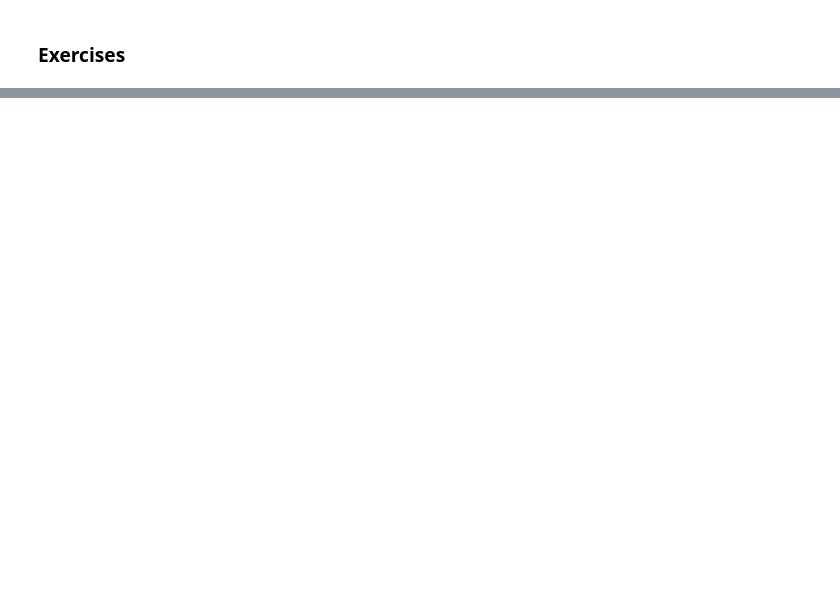
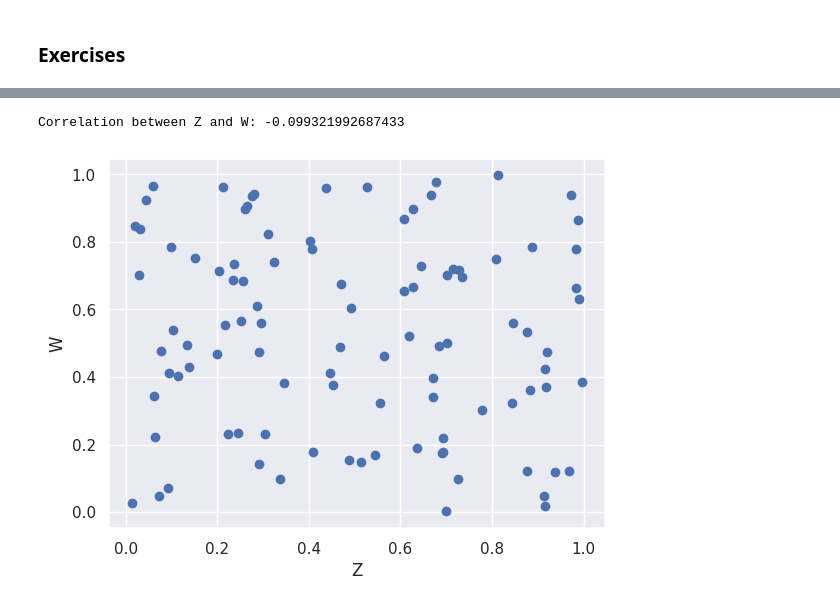
Before and after one commit to JBobbyy/quant-start, a Jupyter notebook: 7-linear_correlation_analysis.ipynb, the cells around one changed output, grey strips where cells are left out. Drawn from its saved outputs; the diff is of its cells as text; code cells hidden in the pictures; blank space fills up the shorter version.

Commit message:
Added Linear Correlation Exercises

```diff
--- a/7-linear_correlation_analysis.ipynb
+++ b/7-linear_correlation_analysis.ipynb
@@ -165,0 +236,13 @@ np.corrcoef(X, Y)[0, 1]
+# %%
+# Construct a variable W which has a weak, negative correlation with Z
+Z = np.random.rand(100)
+W = np.random.rand(100)
+
+plt.scatter(Z, W)
+plt.xlabel("Z")
+plt.ylabel("W")
+
+print("Correlation between Z and W:", np.corrcoef(Z, W)[0, 1])
+# %% [output]
+Correlation between Z and W: -0.099321992687433
+[figure, added]
```
Also changed, not shown: parts of 23 cells of this notebook.
